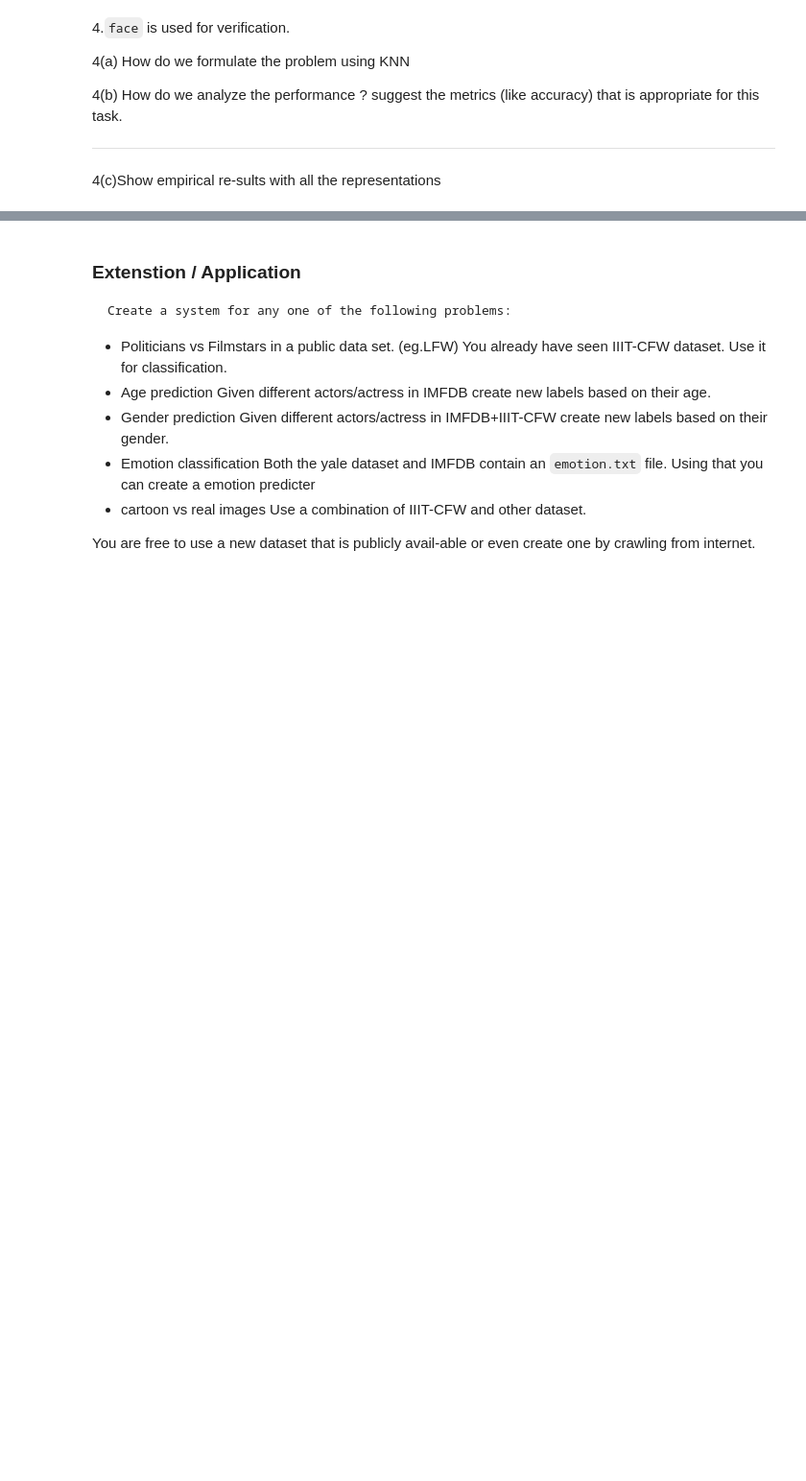
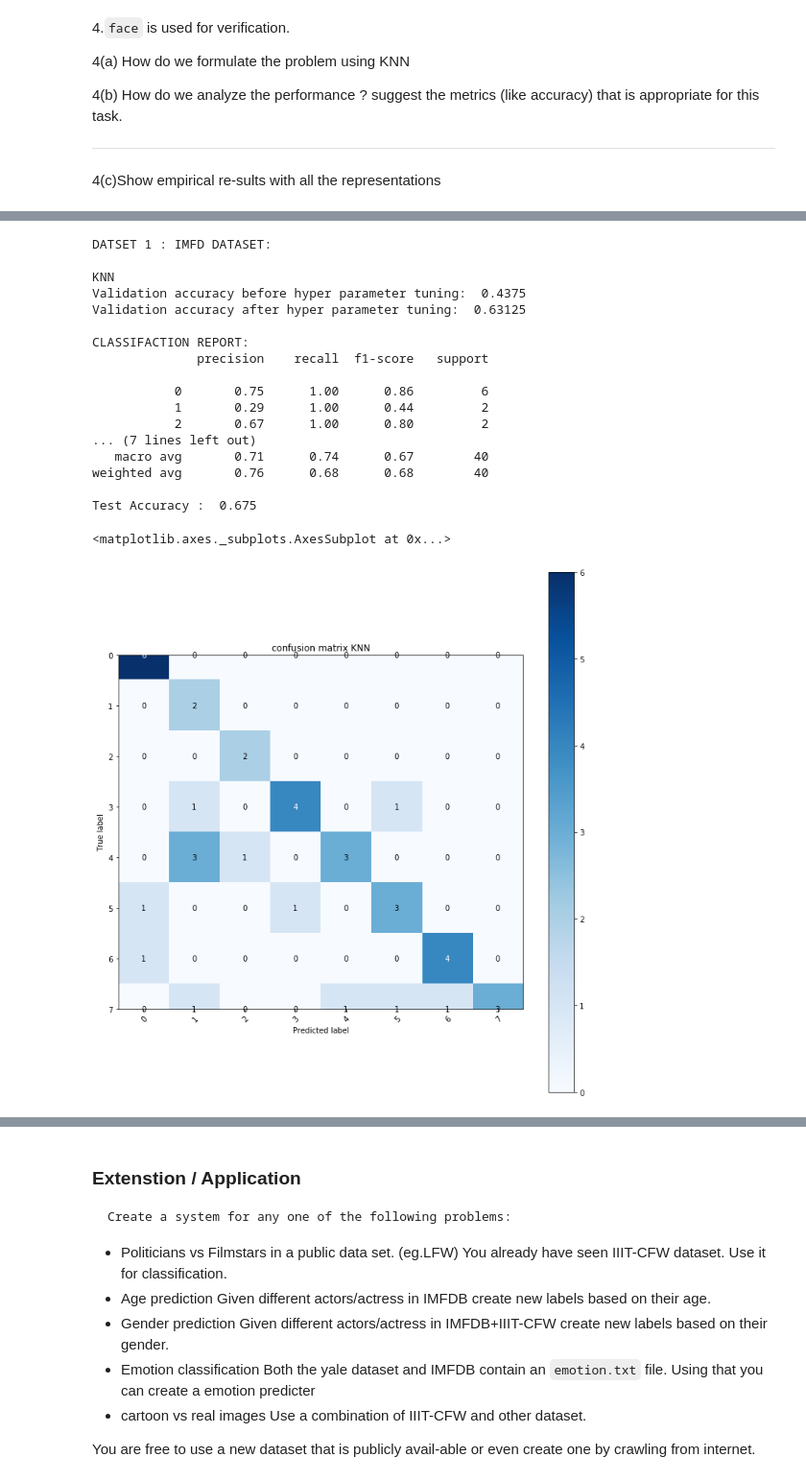
Before and after one commit to niveditarufus/SMAI-Homeworks, a Jupyter notebook: Assignments/2019702002-Copy1.ipynb, the cells around one changed output, grey strips where cells are left out. Shown at 96% size. Saved outputs shown, nothing was run; the diff lists cells and outputs as text; code cells hidden in the pictures; blank space fills up the shorter version.

```diff
--- a/Assignments/2019702002-Copy1.ipynb
+++ b/Assignments/2019702002-Copy1.ipynb
@@ -850,17 +850,25 @@ _______________________________________________________________________
 from sklearn.neighbors import KNeighborsClassifier
 
 class FaceVerification(KNeighborsClassifier):
-    def __init__():
-        super().__init__()
+    def __init__(self,k,cw,distance_type):
+        super().__init__(n_neighbors = k, weights = cw, p = distance_type)
 
     # Define your parameters eg, W,b, max_iterations etc.
 
-    def verify(self,X,class_id):
-
-        return verfication_results
+    def verify(self,X,y):
+        verification_results = np.ones(y.shape, dtype=bool)
+        prediction = self.predict(X)
+        i = 0
+        for x, pred, label in zip(X, prediction, y):
+            if pred != label:
+                verification_results[i] = False
+            i +=1
+        return prediction
 
     def train(self,X_train,y_train):
+        self = self.fit(X_train,y_train)
 
     def validate(self,X_validate,y_validate):
-
+        param_grid = {'n_neighbors': np.arange(1, 35), 'weights': ['uniform','distance'], 'p':[1,2,3]}
+        GridSearchCV(KNeighborsClassifier(), param_grid, n_jobs=-1).fit(X_validate,y_validate)
         return
@@ -869,13 +875,51 @@ IndentationError: expected an indented block (<ipython-input-25-05ba14d52b11>, l
 # %%
 # Create a train and validation split and show your results
 print("DATSET 1 : IMFD DATASET:")
+print("\nKNN")
 names = np.unique(y)
 data = X.reshape((X.shape[0],X.shape[1]*X.shape[2]))
 X_train1, X_test1, y_train1, y_test1 = train_test_split( data, y, test_size=0.10, random_state=42)
 X_train1, X_val1, y_train1, y_val1 = train_test_split( data, y, test_size=0.40, random_state=42)
 
 pca = PCA(150)
 pca.fit(X_train1)
 X_train_pca1 = pca.transform(X_train1)
 X_test_pca1 = pca.transform(X_test1)
 X_val_pca1 = pca.transform(X_val1)
+
+clf = FaceVerification(k = 5 , cw = 'uniform', distance_type = 2)
+clf.train(X_train_pca1, y_train1)
+val1 = clf.verify(X_val_pca1,y_val1)
+print("Validation accuracy before hyper parameter tuning: ",test_accuracy(y_val1,val1))
+
+clf.validate(X_val_pca1, y_val1)
+clf.train(X_val_pca1, y_val1)
+val1 = clf.verify(X_val_pca1, y_test1)
+print("Validation accuracy after hyper parameter tuning: ",test_accuracy(y_val1,val1))
+
+y_pred1 = clf.verify(X_test_pca1, y_val1)
+print('\nCLASSIFACTION REPORT: ')
+print(report_of_classifiaction(y_test1, y_pred1))
+print("Test Accuracy : ", test_accuracy(y_test1, y_pred1))
+
+plot_confusion_matrix(y_test1, y_pred1, names,title = 'confusion matrix KNN')
+# %% [output]
+DATSET 1 : IMFD DATASET:
+
+KNN
+Validation accuracy before hyper parameter tuning:  0.4375
+Validation accuracy after hyper parameter tuning:  0.63125
+
+CLASSIFACTION REPORT:
+              precision    recall  f1-score   support
+
+           0       0.75      1.00      0.86         6
+           1       0.29      1.00      0.44         2
+           2       0.67      1.00      0.80         2
+... (7 lines left out)
+   macro avg       0.71      0.74      0.67        40
+weighted avg       0.76      0.68      0.68        40
+
+Test Accuracy :  0.675
+<matplotlib.axes._subplots.AxesSubplot at 0x...>
+[figure, added]
```
Also changed, not shown: parts of 10 cells of this notebook.
